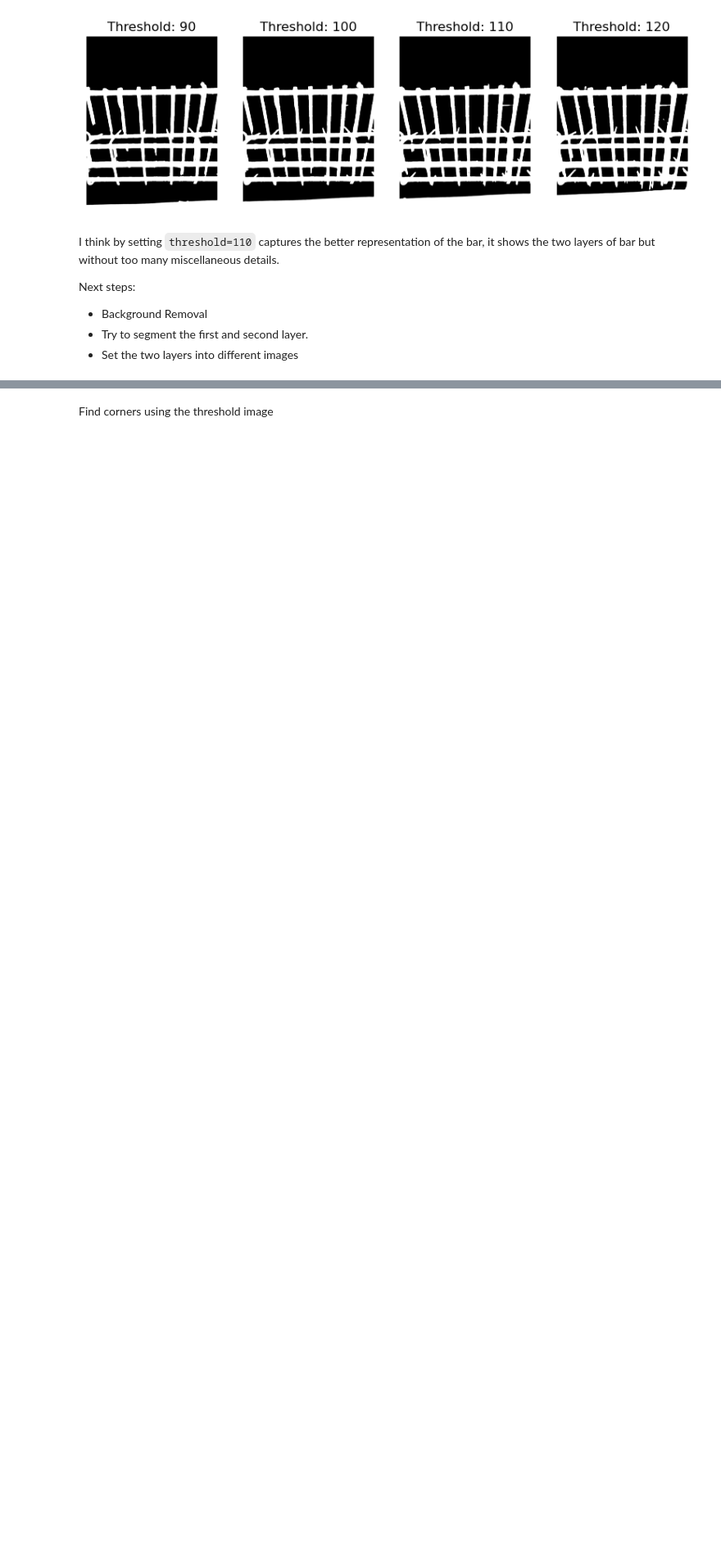
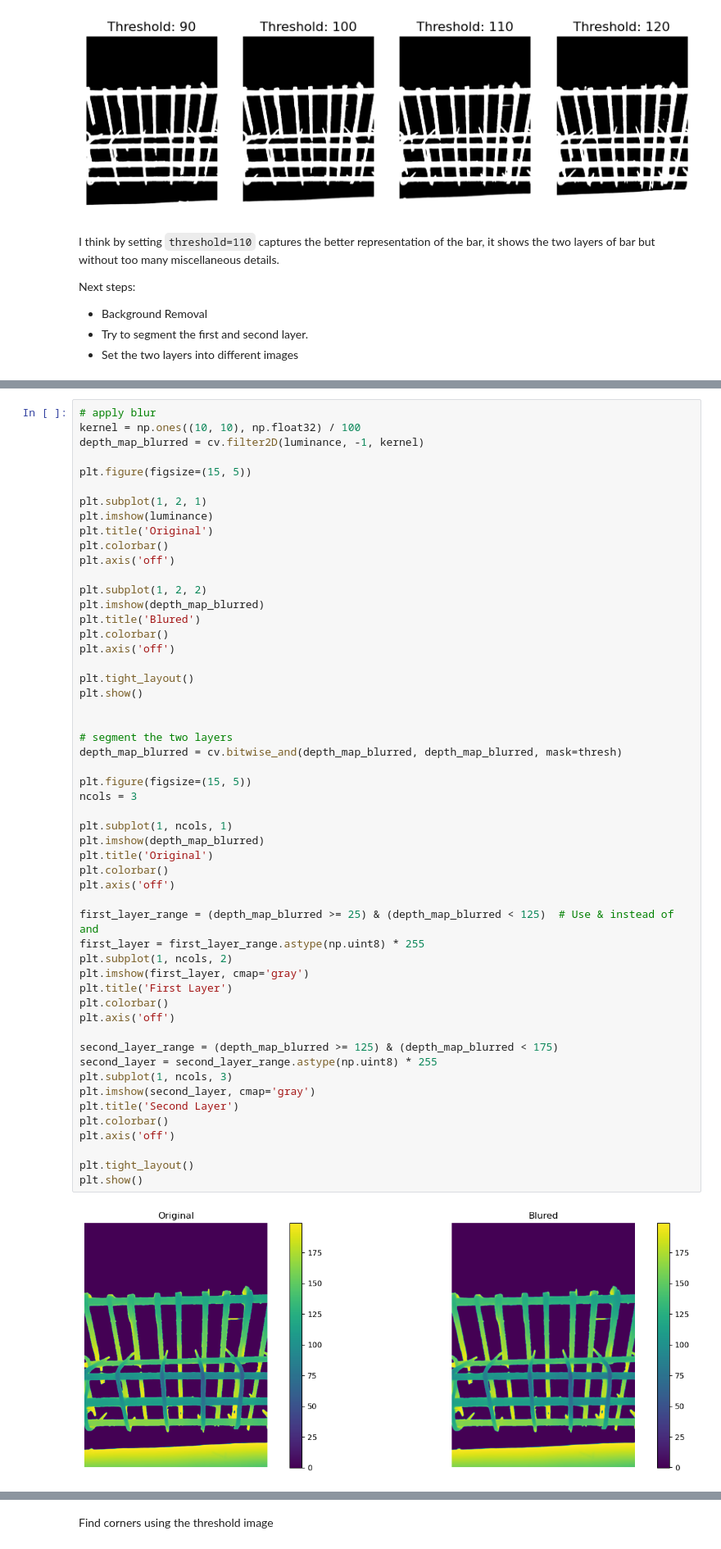
Before and after one commit to HsiaoHungKai/Depth_Models, a Jupyter notebook: corner_detection.ipynb, the cells around one changed output, grey strips where cells are left out. Shown at 82% size. Saved outputs shown, nothing was run; the diff lists cells and outputs as text; blank space fills up the shorter version.

Commit message:
apply blurring

```diff
--- a/corner_detection.ipynb
+++ b/corner_detection.ipynb
@@ -137,0 +137,55 @@ Next Step:
+# %%
+# apply blur
+kernel = np.ones((10, 10), np.float32) / 100
+depth_map_blurred = cv.filter2D(luminance, -1, kernel)
+
+plt.figure(figsize=(15, 5))
+
+plt.subplot(1, 2, 1)
+plt.imshow(luminance)
+plt.title('Original')
+plt.colorbar()
+plt.axis('off')
+
+plt.subplot(1, 2, 2)
+plt.imshow(depth_map_blurred)
+plt.title('Blured')
+plt.colorbar()
+plt.axis('off')
+
+plt.tight_layout()
+plt.show()
+
+
+# segment the two layers
+depth_map_blurred = cv.bitwise_and(depth_map_blurred, depth_map_blurred, mask=thresh)
+
+plt.figure(figsize=(15, 5))
+ncols = 3
+
+plt.subplot(1, ncols, 1)
+plt.imshow(depth_map_blurred)
+plt.title('Original')
+plt.colorbar()
+plt.axis('off')
+
+first_layer_range = (depth_map_blurred >= 25) & (depth_map_blurred < 125)  # Use & instead of and
+first_layer = first_layer_range.astype(np.uint8) * 255
+plt.subplot(1, ncols, 2)
+plt.imshow(first_layer, cmap='gray')
+plt.title('First Layer')
+plt.colorbar()
+plt.axis('off')
+
+second_layer_range = (depth_map_blurred >= 125) & (depth_map_blurred < 175)
+second_layer = second_layer_range.astype(np.uint8) * 255
+plt.subplot(1, ncols, 3)
+plt.imshow(second_layer, cmap='gray')
+plt.title('Second Layer')
+plt.colorbar()
+plt.axis('off')
+
+plt.tight_layout()
+plt.show()
+# %% [output]
+[figure, added]
```
Also changed, not shown: parts of 11 cells of this notebook.
